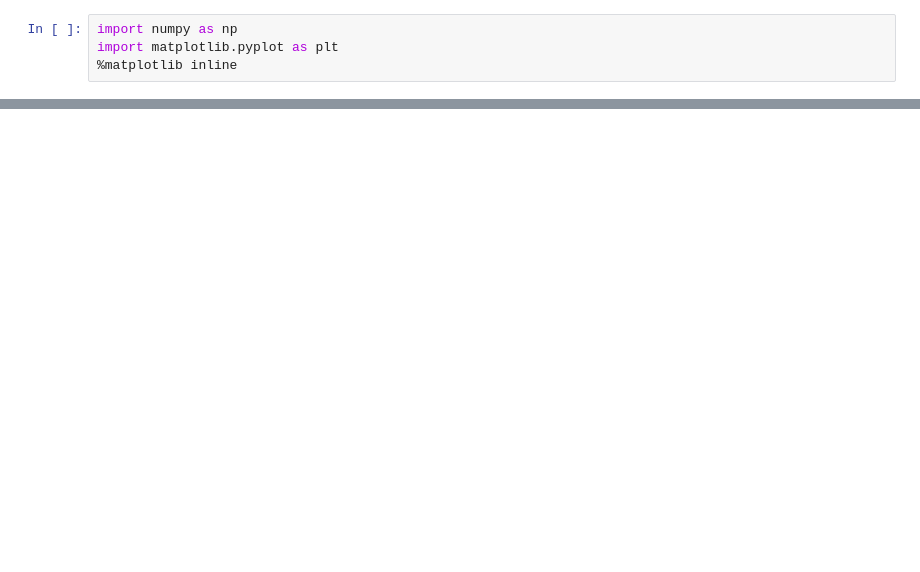
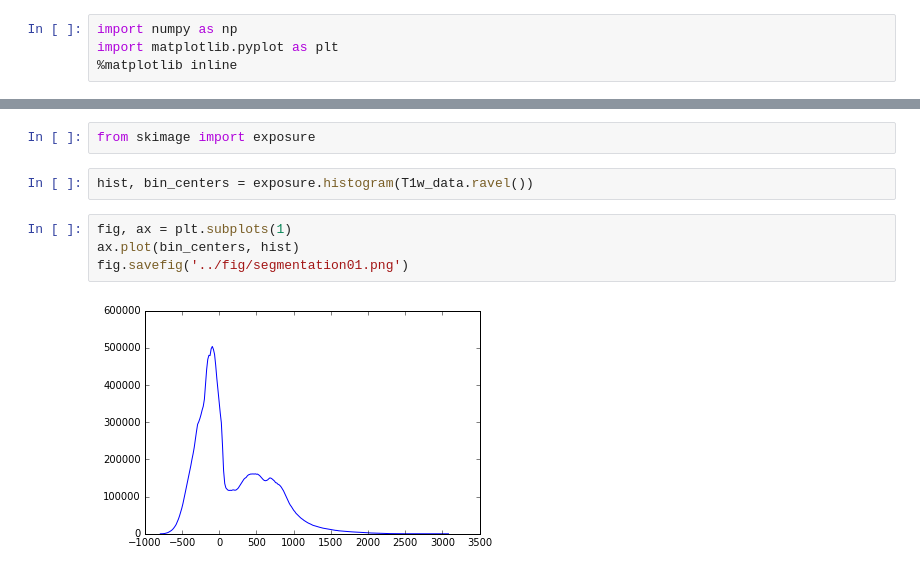
Before and after one commit to neurohackweek/image-processing, a Jupyter notebook: code/segmentation.ipynb, the cells around one changed output, grey strips where cells are left out. Drawn from its saved outputs; the diff is of its cells as text; blank space fills up the shorter version.

```diff
--- a/code/segmentation.ipynb
+++ b/code/segmentation.ipynb
@@ -17,0 +22,10 @@ plt.matshow(T1w_data[:, :, T1w_data.shape[-1]//2], cmap='bone')
+# %%
+from skimage import exposure
+# %%
+hist, bin_centers = exposure.histogram(T1w_data.ravel())
+# %%
+fig, ax = plt.subplots(1)
+ax.plot(bin_centers, hist)
+fig.savefig('../fig/segmentation01.png')
+# %% [output]
+[figure, added]
```
Also changed, not shown: parts of 57 cells of this notebook, 13 other files.
